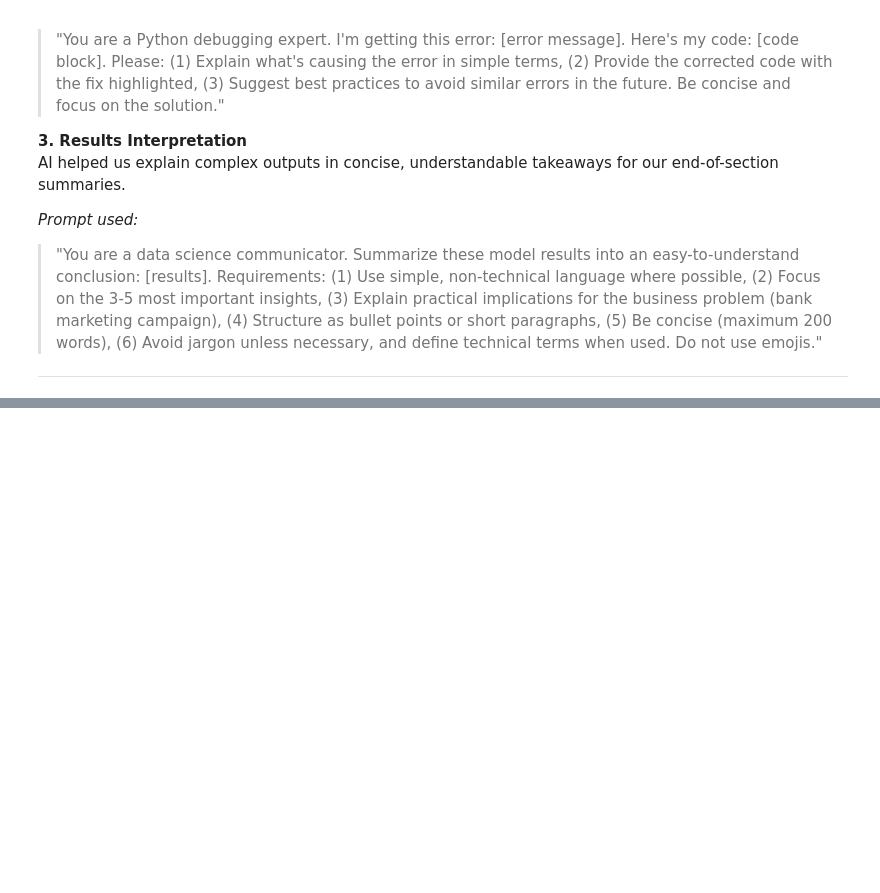
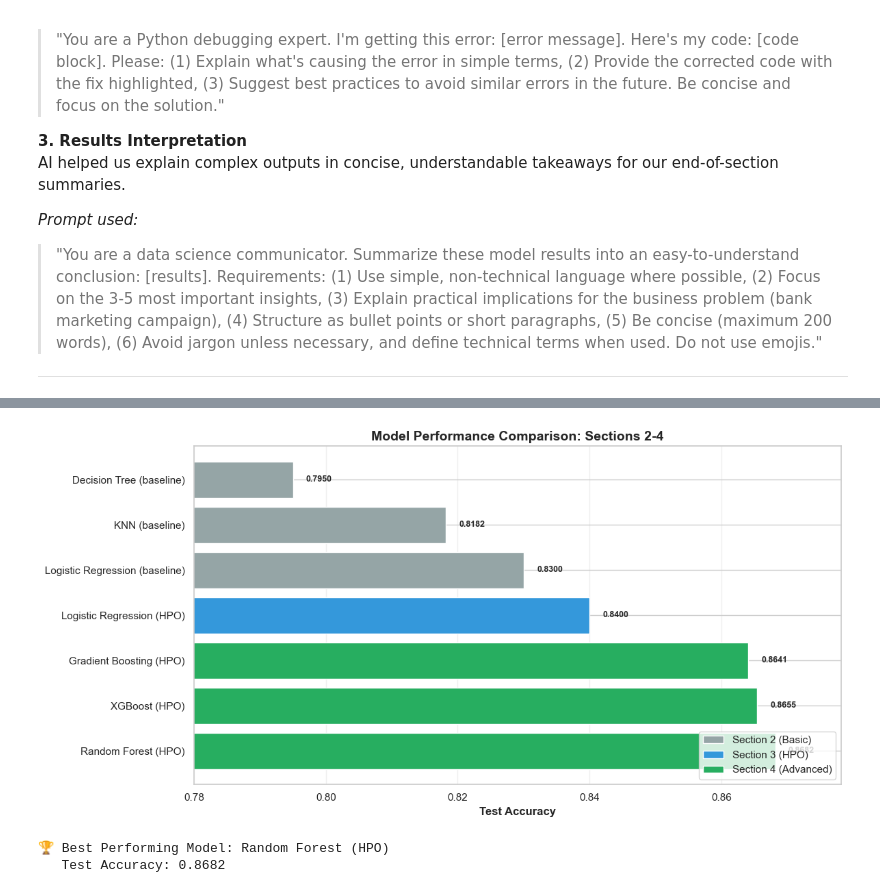
Before and after one commit to MarcosSan4/ML4BIZ, a Jupyter notebook: Assignment 1.ipynb, the cells around one changed output, grey strips where cells are left out. Drawn from its saved outputs; the diff is of its cells as text; code cells hidden in the pictures; blank space fills up the shorter version.

```diff
--- a/Assignment 1.ipynb
+++ b/Assignment 1.ipynb
@@ -2399,0 +2682,73 @@ AI helped us explain complex outputs in concise, understandable takeaways for ou
+# %%
+print("\n" + "="*70)
+print("4.4 COMPREHENSIVE MODEL COMPARISON")
+print("="*70)
+
+comparison_data = {
+    'Model': [
+        'Logistic Regression (baseline)',
+        'Logistic Regression (HPO)',
+        'KNN (baseline)',
+        'Decision Tree (baseline)',
+        'Random Forest (HPO)',
+        'XGBoost (HPO)',
+        'Gradient Boosting (HPO)'
+    ],
+    'Test Accuracy': [
+        0.8300,
+        0.8400,
+        0.8182,
+        0.7950,
+        rf_test_score,
+        xgb_test_score,
+        gb_test_score
+    ],
+    'Section': [
+        'Section 2',
+        'Section 3',
+        'Section 2',
+        'Section 2',
+        'Section 4',
+        'Section 4',
+        'Section 4'
+    ]
+}
+
+comparison_df = pd.DataFrame(comparison_data)
+comparison_df = comparison_df.sort_values('Test Accuracy', ascending=False).reset_index(drop=True)
+comparison_df['Rank'] = range(1, len(comparison_df) + 1)
+comparison_df = comparison_df[['Rank', 'Model', 'Test Accuracy', 'Section']]
+
+print("\n" + comparison_df.to_string(index=False))
+
+plt.figure(figsize=(12, 6))
+colors = ['#27ae60' if 'Section 4' in sec else '#3498db' if 'Section 3' in sec else '#95a5a6'
+          for sec in comparison_df['Section']]
+
+bars = plt.barh(comparison_df['Model'], comparison_df['Test Accuracy'], color=colors)
+
+for i, (bar, acc) in enumerate(zip(bars, comparison_df['Test Accuracy'])):
+    plt.text(acc + 0.002, bar.get_y() + bar.get_height()/2,
+             f'{acc:.4f}',
+             va='center', fontweight='bold', fontsize=9)
+
+plt.xlabel('Test Accuracy', fontsize=12, fontweight='bold')
+plt.title('Model Performance Comparison: Sections 2-4', fontsize=14, fontweight='bold')
+plt.xlim(0.78, max(comparison_df['Test Accuracy']) + 0.01)
+
+legend_elements = [
+    plt.Rectangle((0,0),1,1, fc='#95a5a6', label='Section 2 (Basic)'),
+    plt.Rectangle((0,0),1,1, fc='#3498db', label='Section 3 (HPO)'),
+    plt.Rectangle((0,0),1,1, fc='#27ae60', label='Section 4 (Advanced)')
+]
+plt.legend(handles=legend_elements, loc='lower right')
+
+plt.grid(axis='x', alpha=0.3)
+plt.tight_layout()
+plt.show()
+
+best_model_name = comparison_df.iloc[0]['Model']
+best_accuracy = comparison_df.iloc[0]['Test Accuracy']
+print(f"\n🏆 Best Performing Model: {best_model_name}")
+print(f"   Test Accuracy: {best_accuracy:.4f}")
+# %% [output]
@@ -2399,0 +2767,3 @@ AI helped us explain complex outputs in concise, understandable takeaways for ou
+[figure, added]
+🏆 Best Performing Model: Random Forest (HPO)
+   Test Accuracy: 0.8682
```
Also changed, not shown: parts of 58 cells of this notebook.
